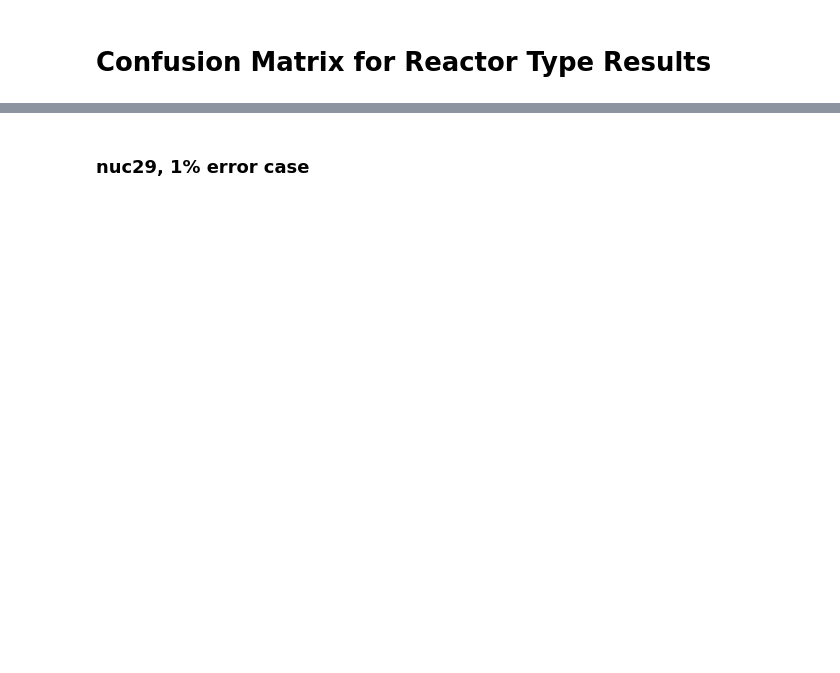
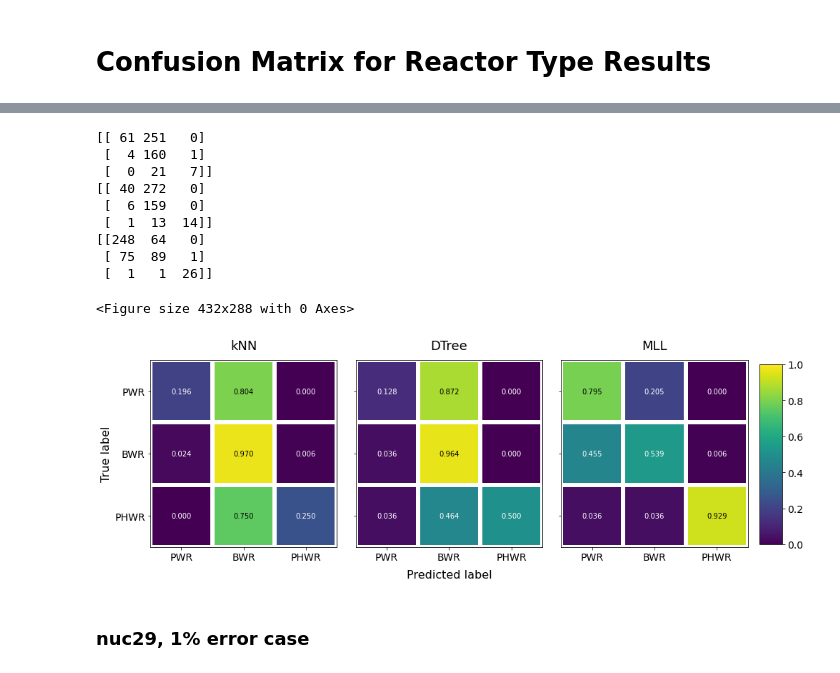
Before and after one commit to opotowsky/process_results, a Jupyter notebook: confusion_matrix.ipynb, the cells around one changed output, grey strips where cells are left out. Drawn from its saved outputs; the diff is of its cells as text; code cells hidden in the pictures; blank space fills up the shorter version.

```diff
--- a/confusion_matrix.ipynb
+++ b/confusion_matrix.ipynb
@@ -144,3 +124,23 @@ def plot_cm(knn, dtr, mll):
+# %%
+mll_0 = pd.read_csv(mll_nuc + 'sfco/Job1_unc0.01_0null/Job1_unc0.01_0null.csv')
+knn_0 = pd.read_csv(learn_nuc + 'sfco/reactor_knn_tset1.0_nuc29_0null_ext_test_compare.csv')
+dtr_0 = pd.read_csv(learn_nuc + 'sfco/reactor_dtree_tset1.0_nuc29_0null_ext_test_compare.csv')
+# %%
+fig = plot_cm(knn_0, dtr_0, mll_0)
+sv_fig = './plots/confusion_matrix_sfco_0null.png'
+fig.savefig(sv_fig, bbox_inches='tight', transparent=True)
+# %% [output]
+[[ 61 251   0]
+ [  4 160   1]
+ [  0  21   7]]
+[[ 40 272   0]
+ [  6 159   0]
+ [  1  13  14]]
+[[248  64   0]
+ [ 75  89   1]
+ [  1   1  26]]
+<Figure size 432x288 with 0 Axes>
+[figure, added]
 # %% [markdown]
 ### nuc29, 1% error case
 # %%
```
Also changed, not shown: parts of 8 cells of this notebook, 1 other file.
